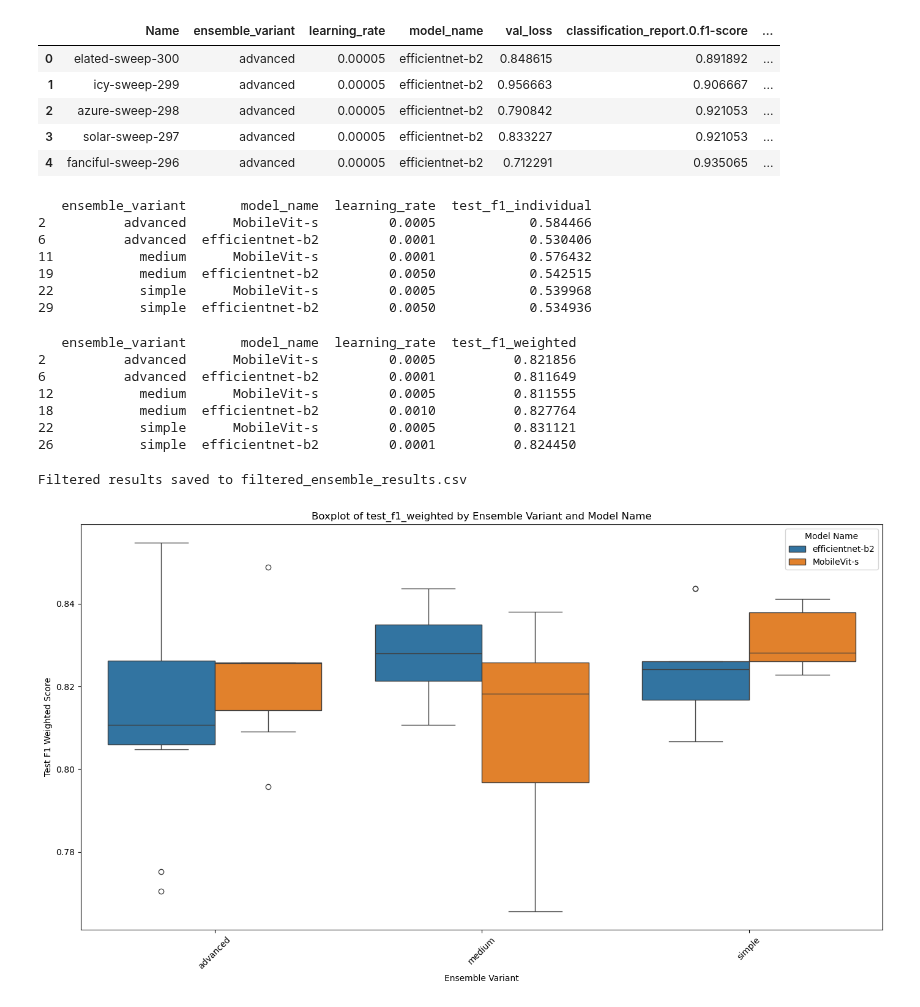
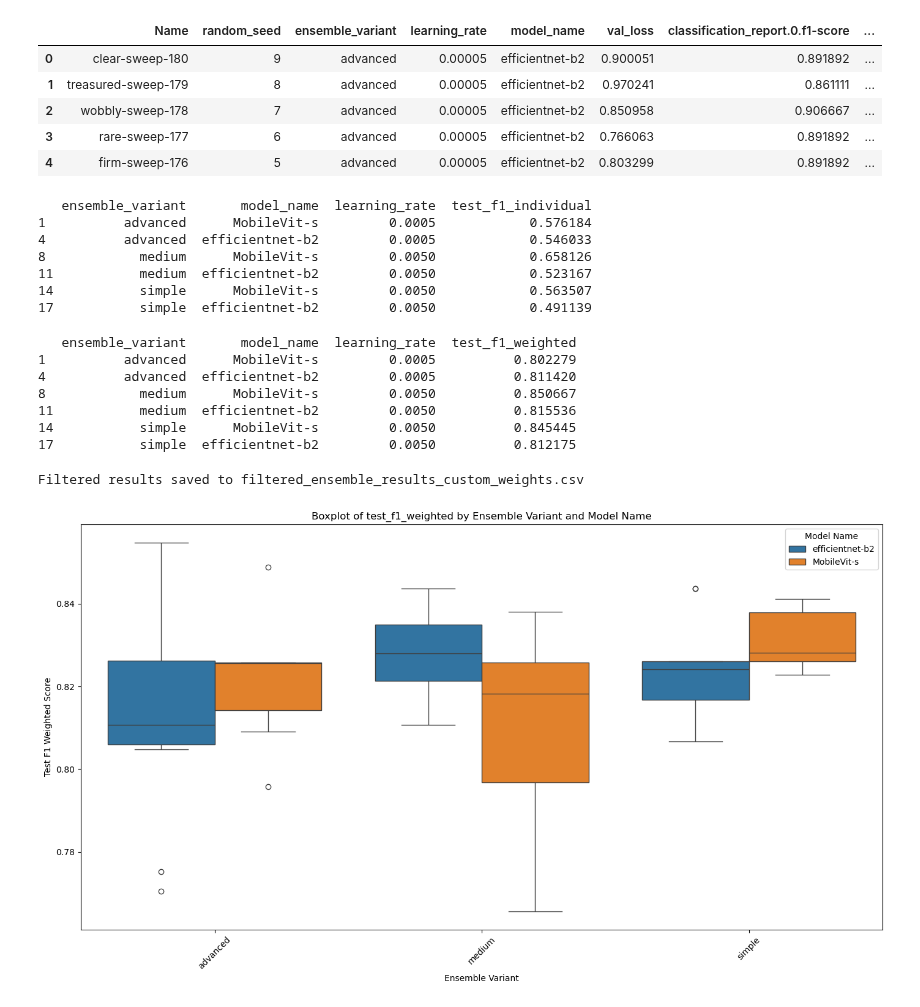
Before and after one commit to HenriSmidt/Alzheimer_Detection, a Jupyter notebook: create_plots_for_ensemble.ipynb, the cells around one changed output. Drawn from its saved outputs; the diff is of its cells as text; code cells hidden in the pictures.

```diff
--- a/create_plots_for_ensemble.ipynb
+++ b/create_plots_for_ensemble.ipynb
@@ -1,19 +1,19 @@
 # %%
 import pandas as pd
 
 # Load the CSV file
-file_path = 'ensemble_results.csv'
+file_path = 'csvs/ensemble_results_custom_weights.csv'
 df = pd.read_csv(file_path)
 
 # Display the first few rows of the dataframe to understand its structure
 df.head()
 # %% [output]
-|  | Name | ensemble_variant | learning_rate | model_name | val_loss | classification_report.0.f1-score | ... |
-| 0 | elated-sweep-300 | advanced | 0.00005 | efficientnet-b2 | 0.848615 | 0.891892 | ... |
-| 1 | icy-sweep-299 | advanced | 0.00005 | efficientnet-b2 | 0.956663 | 0.906667 | ... |
-| 2 | azure-sweep-298 | advanced | 0.00005 | efficientnet-b2 | 0.790842 | 0.921053 | ... |
-| 3 | solar-sweep-297 | advanced | 0.00005 | efficientnet-b2 | 0.833227 | 0.921053 | ... |
-| 4 | fanciful-sweep-296 | advanced | 0.00005 | efficientnet-b2 | 0.712291 | 0.935065 | ... |
+|  | Name | random_seed | ensemble_variant | learning_rate | model_name | val_loss | classification_report.0.f1-score | ... |
+| 0 | clear-sweep-180 | 9 | advanced | 0.00005 | efficientnet-b2 | 0.900051 | 0.891892 | ... |
+| 1 | treasured-sweep-179 | 8 | advanced | 0.00005 | efficientnet-b2 | 0.970241 | 0.861111 | ... |
+| 2 | wobbly-sweep-178 | 7 | advanced | 0.00005 | efficientnet-b2 | 0.850958 | 0.906667 | ... |
+| 3 | rare-sweep-177 | 6 | advanced | 0.00005 | efficientnet-b2 | 0.766063 | 0.891892 | ... |
+| 4 | firm-sweep-176 | 5 | advanced | 0.00005 | efficientnet-b2 | 0.803299 | 0.891892 | ... |
 # %%
 # Group by ensemble_variant and model_name, then find the learning_rate with the best average test_f1_weighted
 best_learning_rates = df.groupby(['ensemble_variant', 'model_name', 'learning_rate'])['test_f1_individual'].mean().reset_index()
@@ -25,12 +25,12 @@ best_learning_rates = best_learning_rates.loc[best_learning_rates.groupby(['ense
 print(best_learning_rates)
 # %% [output]
    ensemble_variant       model_name  learning_rate  test_f1_individual
-2          advanced      MobileVit-s         0.0005            0.584466
-6          advanced  efficientnet-b2         0.0001            0.530406
-11           medium      MobileVit-s         0.0001            0.576432
-19           medium  efficientnet-b2         0.0050            0.542515
-22           simple      MobileVit-s         0.0005            0.539968
-29           simple  efficientnet-b2         0.0050            0.534936
+1          advanced      MobileVit-s         0.0005            0.576184
+4          advanced  efficientnet-b2         0.0005            0.546033
+8            medium      MobileVit-s         0.0050            0.658126
+11           medium  efficientnet-b2         0.0050            0.523167
+14           simple      MobileVit-s         0.0050            0.563507
+17           simple  efficientnet-b2         0.0050            0.491139
 # %%
 # Group by ensemble_variant and model_name, then find the learning_rate with the best average test_f1_weighted
 best_learning_rates = df.groupby(['ensemble_variant', 'model_name', 'learning_rate'])['test_f1_weighted'].mean().reset_index()
@@ -42,22 +42,14 @@ best_learning_rates = best_learning_rates.loc[best_learning_rates.groupby(['ense
 print(best_learning_rates)
 # %% [output]
    ensemble_variant       model_name  learning_rate  test_f1_weighted
-2          advanced      MobileVit-s         0.0005          0.821856
-6          advanced  efficientnet-b2         0.0001          0.811649
-12           medium      MobileVit-s         0.0005          0.811555
-18           medium  efficientnet-b2         0.0010          0.827764
-22           simple      MobileVit-s         0.0005          0.831121
-26           simple  efficientnet-b2         0.0001          0.824450
+1          advanced      MobileVit-s         0.0005          0.802279
+4          advanced  efficientnet-b2         0.0005          0.811420
+8            medium      MobileVit-s         0.0050          0.850667
+11           medium  efficientnet-b2         0.0050          0.815536
+14           simple      MobileVit-s         0.0050          0.845445
+17           simple  efficientnet-b2         0.0050          0.812175
 # %%
 
-
-# Assuming you have the best_learning_rates DataFrame already calculated
-best_learning_rates = pd.DataFrame({
-    'ensemble_variant': ['advanced', 'advanced', 'medium', 'medium', 'simple', 'simple'],
-    'model_name': ['MobileVit-s', 'efficientnet-b2', 'MobileVit-s', 'efficientnet-b2', 'MobileVit-s', 'efficientnet-b2'],
-    'learning_rate': [0.0005, 0.0001, 0.0005, 0.0010, 0.0005, 0.0001],
-    'test_f1_weighted': [0.821856, 0.811649, 0.811555, 0.827764, 0.831121, 0.824450]
-})
 
 # Merge the original dataframe with the best learning rates dataframe on ensemble_variant, model_name, and learning_rate
 merged_df = pd.merge(df, best_learning_rates[['ensemble_variant', 'model_name', 'learning_rate']],
@@ -65,12 +57,12 @@ merged_df = pd.merge(df, best_learning_rates[['ensemble_variant', 'model_name',
                      how='inner')
 
 # Save the merged dataframe to a new CSV file
-filtered_file_path = 'filtered_ensemble_results.csv'
+filtered_file_path = 'filtered_ensemble_results_custom_weights.csv'
 merged_df.to_csv(filtered_file_path, index=False)
 
 print(f'Filtered results saved to {filtered_file_path}')
 # %% [output]
-Filtered results saved to filtered_ensemble_results.csv
+Filtered results saved to filtered_ensemble_results_custom_weights.csv
 # %%
 import pandas as pd
 import matplotlib.pyplot as plt
```
Also changed, not shown: 1 other file.
